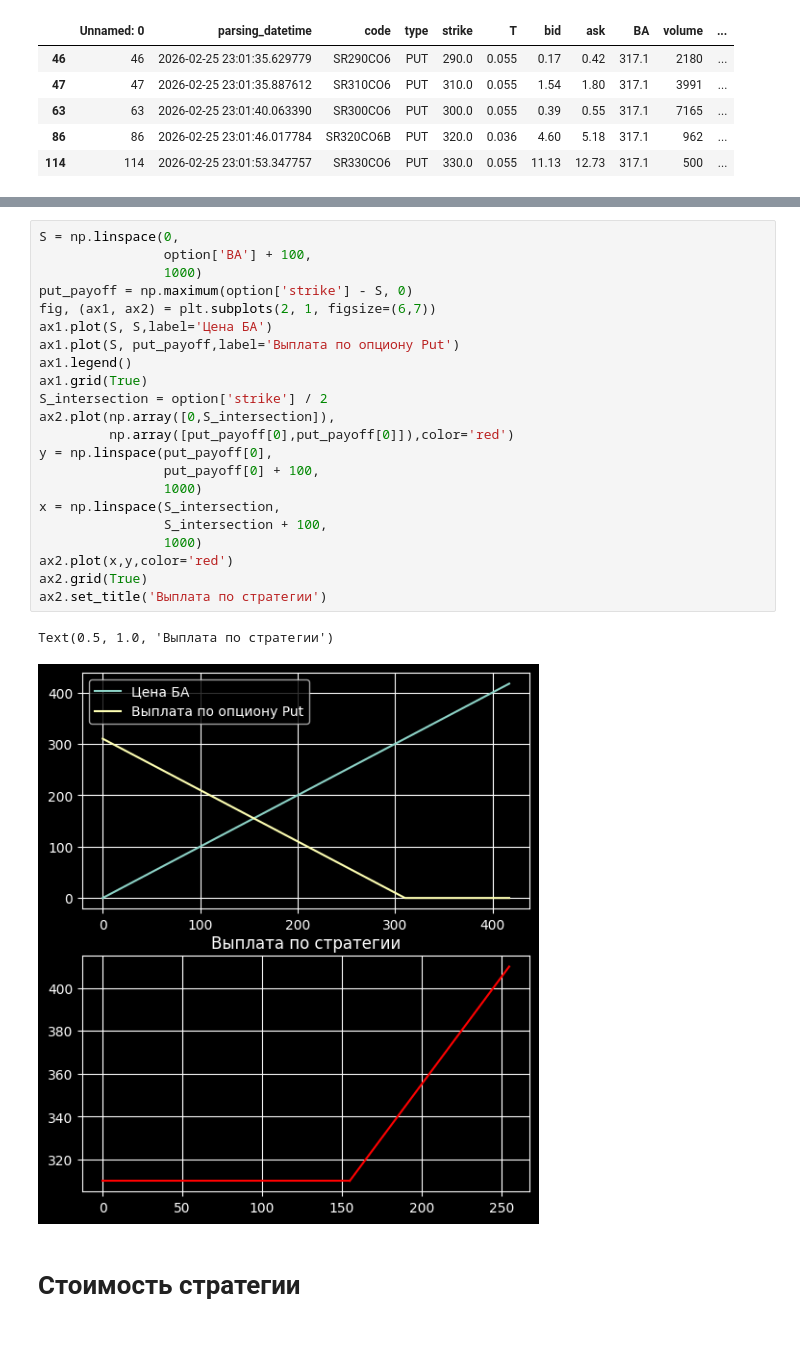
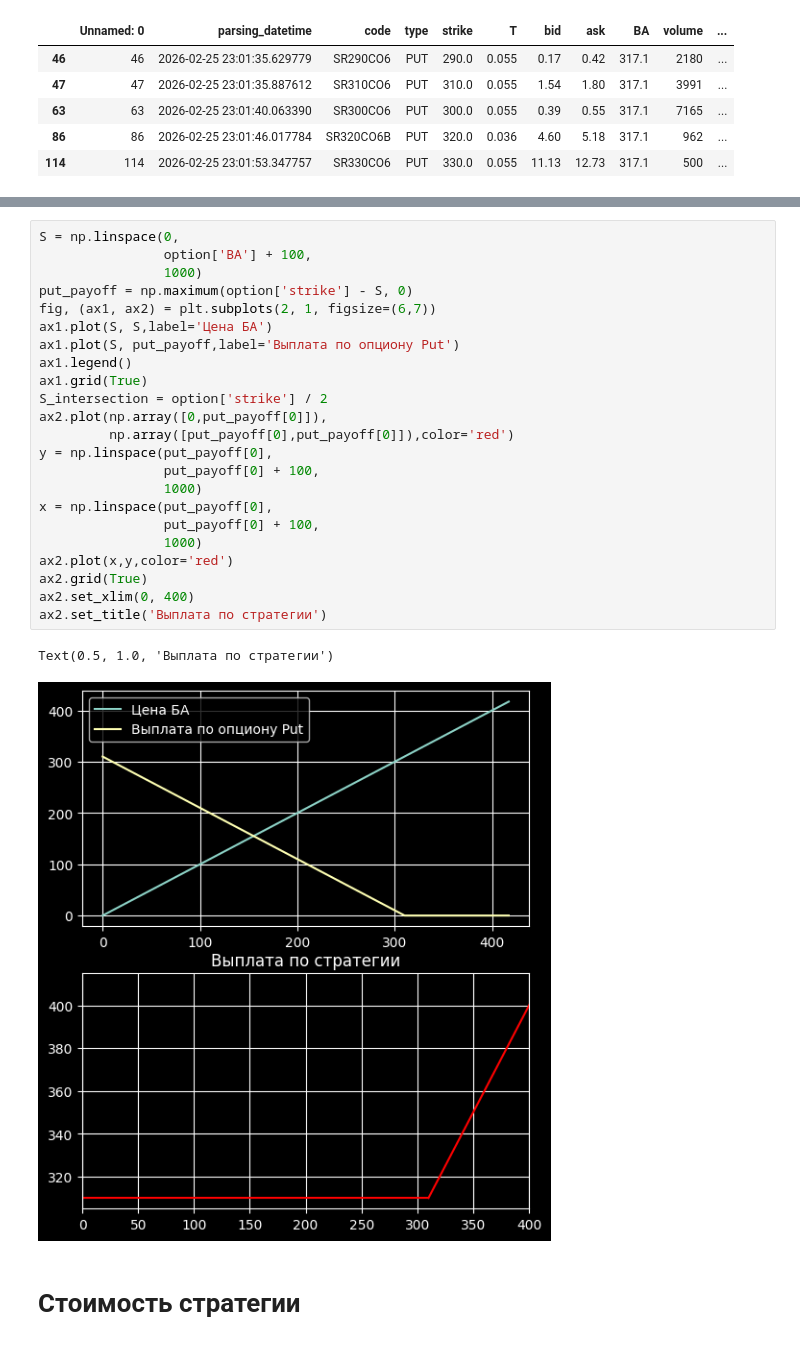
Before and after one commit to Vlad-prog-bit/msu_profinanse, a Jupyter notebook: Options.ipynb, the cells around one changed output, grey strips where cells are left out. Cells and saved outputs as stored; diff of their text form.

```diff
--- a/Options.ipynb
+++ b/Options.ipynb
@@ -428,28 +426,29 @@ Name: 47, dtype: object
 # %%
 S = np.linspace(0,
                 option['BA'] + 100,
                 1000)
 put_payoff = np.maximum(option['strike'] - S, 0)
 fig, (ax1, ax2) = plt.subplots(2, 1, figsize=(6,7))
 ax1.plot(S, S,label='Цена БА')
 ax1.plot(S, put_payoff,label='Выплата по опциону Put')
 ax1.legend()
 ax1.grid(True)
 S_intersection = option['strike'] / 2
-ax2.plot(np.array([0,S_intersection]),
+ax2.plot(np.array([0,put_payoff[0]]),
          np.array([put_payoff[0],put_payoff[0]]),color='red')
 y = np.linspace(put_payoff[0],
                 put_payoff[0] + 100,
                 1000)
-x = np.linspace(S_intersection,
-                S_intersection + 100,
+x = np.linspace(put_payoff[0],
+                put_payoff[0] + 100,
                 1000)
 ax2.plot(x,y,color='red')
 ax2.grid(True)
+ax2.set_xlim(0, 400)
 ax2.set_title('Выплата по стратегии')
 # %% [output]
 Text(0.5, 1.0, 'Выплата по стратегии')
-[figure, old version]
+[figure, new version]
 # %% [markdown]
 # Стоимость стратегии
 # %%
```
Also changed, not shown: parts of 8 cells of this notebook.
